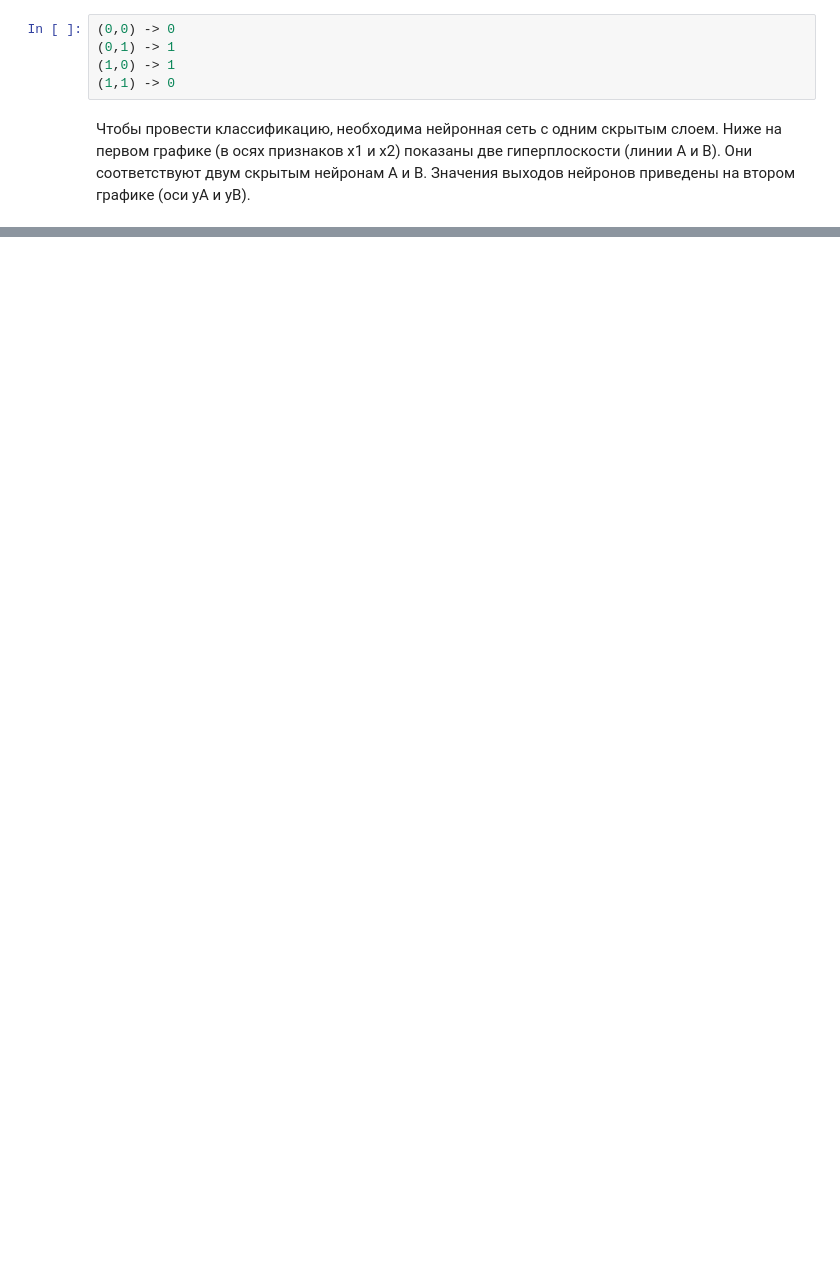
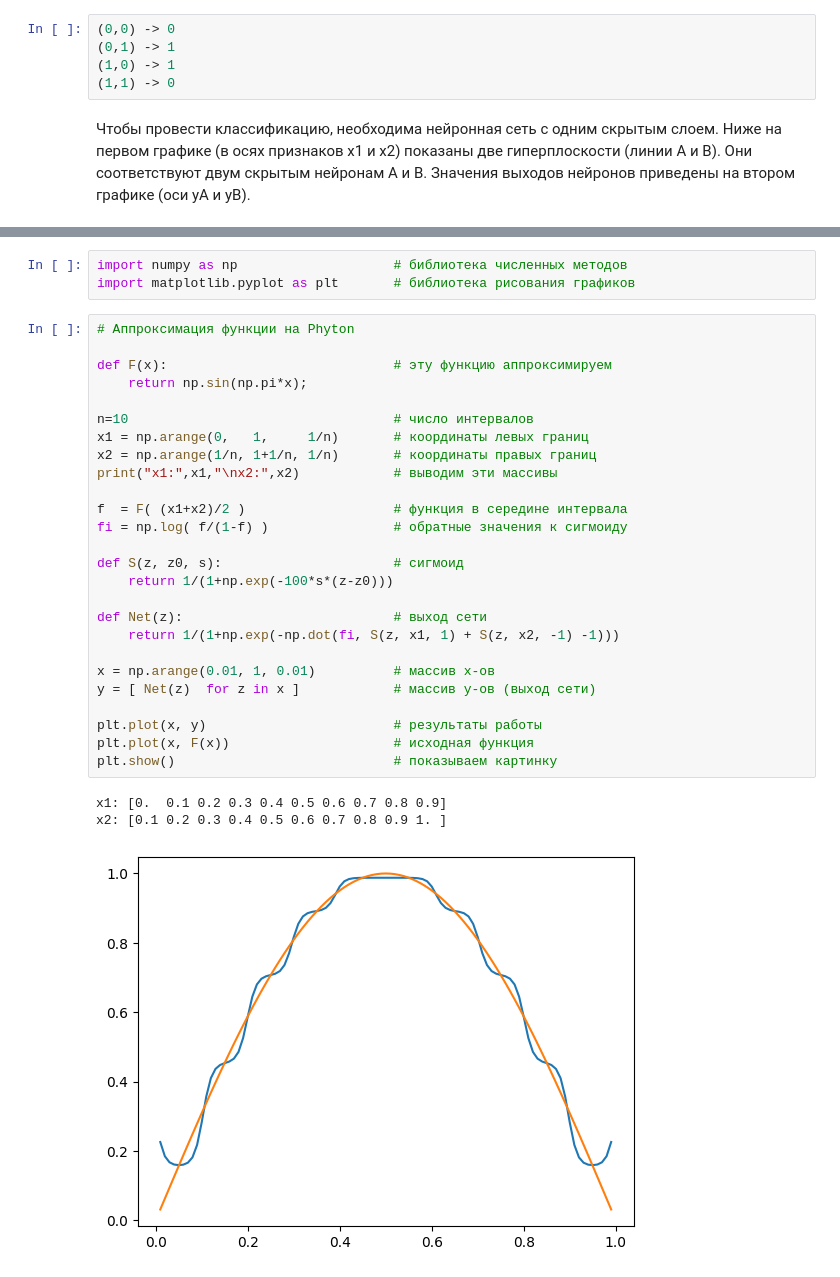
Before and after one commit to vvabi-sabi/PAC, a Jupyter notebook: 11_XOR.ipynb, the cells around one changed output, grey strips where cells are left out. Cells and saved outputs as stored; diff of their text form; blank space fills up the shorter version.

```diff
--- a/11_XOR.ipynb
+++ b/11_XOR.ipynb
@@ -23,0 +47,33 @@
+# %%
+import numpy as np                    # библиотека численных методов
+import matplotlib.pyplot as plt       # библиотека рисования графиков
+# %%
+# Аппроксимация функции на Phyton
+
+def F(x):                             # эту функцию аппроксимируем
+    return np.sin(np.pi*x);
+
+n=10                                  # число интервалов
+x1 = np.arange(0,   1,     1/n)       # координаты левых границ
+x2 = np.arange(1/n, 1+1/n, 1/n)       # координаты правых границ
+print("x1:",x1,"\nx2:",x2)            # выводим эти массивы
+
+f  = F( (x1+x2)/2 )                   # функция в середине интервала
+fi = np.log( f/(1-f) )                # обратные значения к сигмоиду
+
+def S(z, z0, s):                      # сигмоид
+    return 1/(1+np.exp(-100*s*(z-z0)))
+
+def Net(z):                           # выход сети
+    return 1/(1+np.exp(-np.dot(fi, S(z, x1, 1) + S(z, x2, -1) -1)))
+
+x = np.arange(0.01, 1, 0.01)          # массив x-ов
+y = [ Net(z)  for z in x ]            # массив y-ов (выход сети)
+
+plt.plot(x, y)                        # результаты работы
+plt.plot(x, F(x))                     # исходная функция
+plt.show()                            # показываем картинку
+# %% [output]
+x1: [0.  0.1 0.2 0.3 0.4 0.5 0.6 0.7 0.8 0.9]
+x2: [0.1 0.2 0.3 0.4 0.5 0.6 0.7 0.8 0.9 1. ]
+[figure, added]
```
Also changed, not shown: parts of 5 cells of this notebook, 3 other files.
